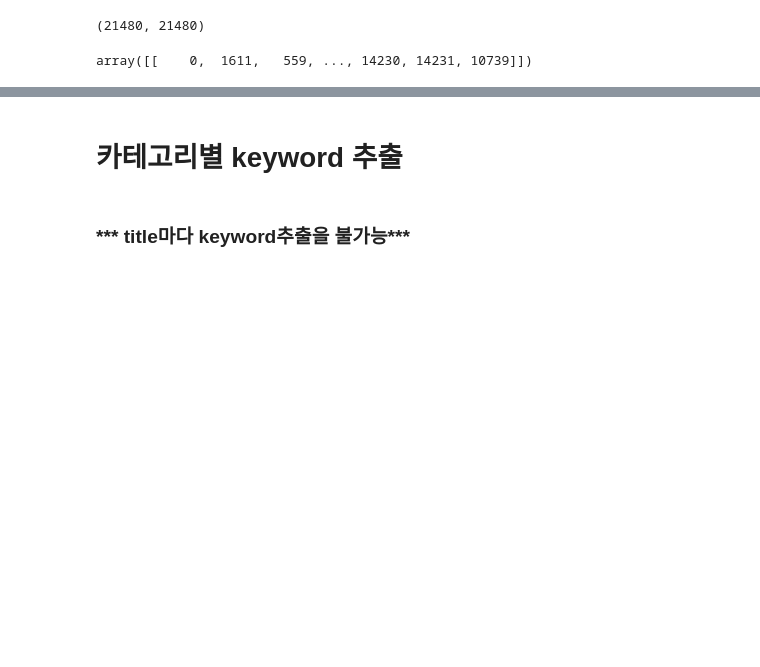
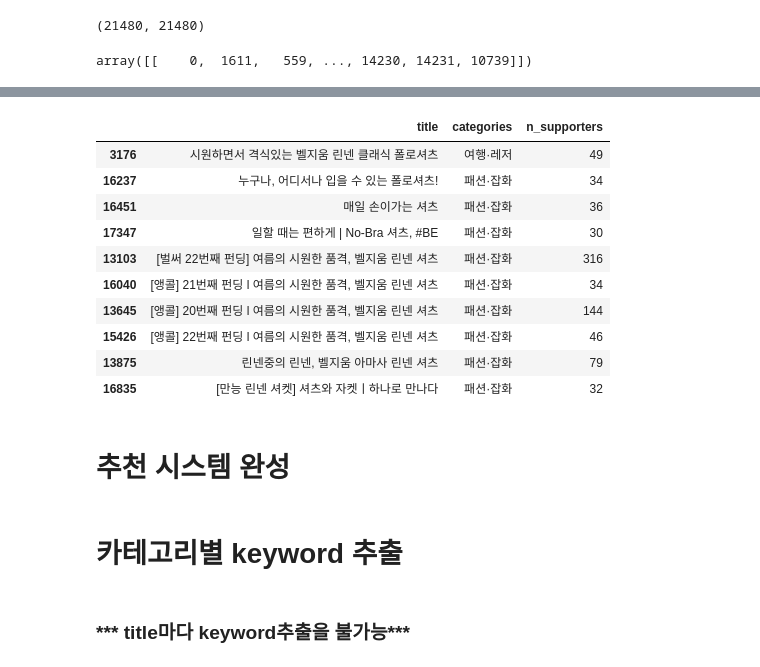
Before and after one commit to ckim415/OOOA, a Jupyter notebook: 추천시스템_by_타이틀.ipynb, the cells around one changed output, grey strips where cells are left out. Saved outputs shown, nothing was run; the diff lists cells and outputs as text; code cells hidden in the pictures; blank space fills up the shorter version.

```diff
--- a/추천시스템_by_타이틀.ipynb
+++ b/추천시스템_by_타이틀.ipynb
@@ -285,3 +290,6 @@ df.to_csv(drive_path+'df_reco_system.csv')
 # %%
 from sklearn.feature_extraction.text import CountVectorizer
 from sklearn.metrics.pairwise import cosine_similarity
+# %%
+#형변환
+df['nouns_literal'] = df['nouns_literal'].astype('str')
@@ -303,7 +325,11 @@ nouns_sim.shape
 # 유사도가 높은 순으로 정리된 genre_sim 객체의 비교 행 위치 인덱스 값
 # 값이 높은 순으로 정렬된 비교 대상 행의 유사도 값이 아니라
 #  비교 대상 행의 위치 인덱스임에 주의
-nouns_sim_sorded_ind = nouns_sim.argsort()[:, ::-1]
-nouns_sim_sorded_ind[:1]
+nouns_sim_sorted_ind = nouns_sim.argsort()[:, ::-1]
+nouns_sim_sorted_ind[:1]
 # %% [output]
 array([[    0,  1611,   559, ..., 14230, 14231, 10739]])
+# %%
+#단어가 nouns_literal 있으면 true, 없으면 false
+searching = '와디즈'
+df['in_nouns_literal'] = df['nouns_literal'].apply(lambda x: True if searching in x.split(' ') else False)
@@ -310,10 +352,28 @@ array([[    0,  1611,   559, ..., 14230, 14231, 10739]])
 # %%
 def find_sim_title(df, sorted_ind, noun, top_n=10):
-  title_movie = df[ df['title'].split() == title_name ]
-  title_index = title_movie.index.values
+  df['in_nouns_literal'] = df['nouns_literal'].apply(lambda x: True if noun in x.split(' ') else False)
+  title_index = df[df['in_nouns_literal'] == True].index.values
   sim_indexs = sorted_ind[title_index, :(top_n)]
   sim_indexs = sim_indexs.reshape(-1)
   return df.iloc[sim_indexs]
+# %%
+#셔츠 으로 해보기
+sim_title = find_sim_title(df, nouns_sim_sorted_ind, '셔츠', 10)
+sim_title[['title','categories','n_supporters']][:10]
+# %% [output]
+|  | title | categories | n_supporters |
+| 3176 | 시원하면서 격식있는 벨지움 린넨 클래식 폴로셔츠 | 여행·레저 | 49 |
+| 16237 | 누구나, 어디서나 입을 수 있는 폴로셔츠! | 패션·잡화 | 34 |
+| 16451 | 매일 손이가는 셔츠 | 패션·잡화 | 36 |
+| 17347 | 일할 때는 편하게 | No-Bra 셔츠, #BE | 패션·잡화 | 30 |
+| 13103 | [벌써 22번째 펀딩] 여름의 시원한 품격, 벨지움 린넨 셔츠 | 패션·잡화 | 316 |
+| 16040 | [앵콜] 21번째 펀딩 l 여름의 시원한 품격, 벨지움 린넨 셔츠 | 패션·잡화 | 34 |
+| 13645 | [앵콜] 20번째 펀딩 l 여름의 시원한 품격, 벨지움 린넨 셔츠 | 패션·잡화 | 144 |
+| 15426 | [앵콜] 22번째 펀딩 l 여름의 시원한 품격, 벨지움 린넨 셔츠 | 패션·잡화 | 46 |
+| 13875 | 린넨중의 린넨, 벨지움 아마사 린넨 셔츠 | 패션·잡화 | 79 |
+| 16835 | [만능 린넨 셔켓] 셔츠와 자켓ㅣ하나로 만나다 | 패션·잡화 | 32 |
+# %% [markdown]
+# 추천 시스템 완성
 # %% [markdown]
 # 카테고리별 keyword 추출
 # %% [markdown]
```
Also changed, not shown: parts of 6 cells of this notebook.
